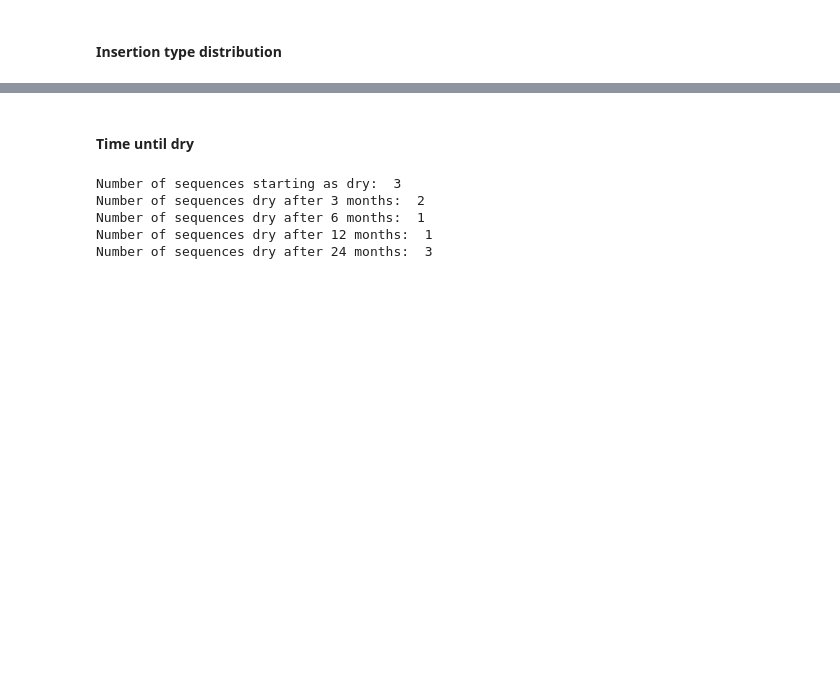
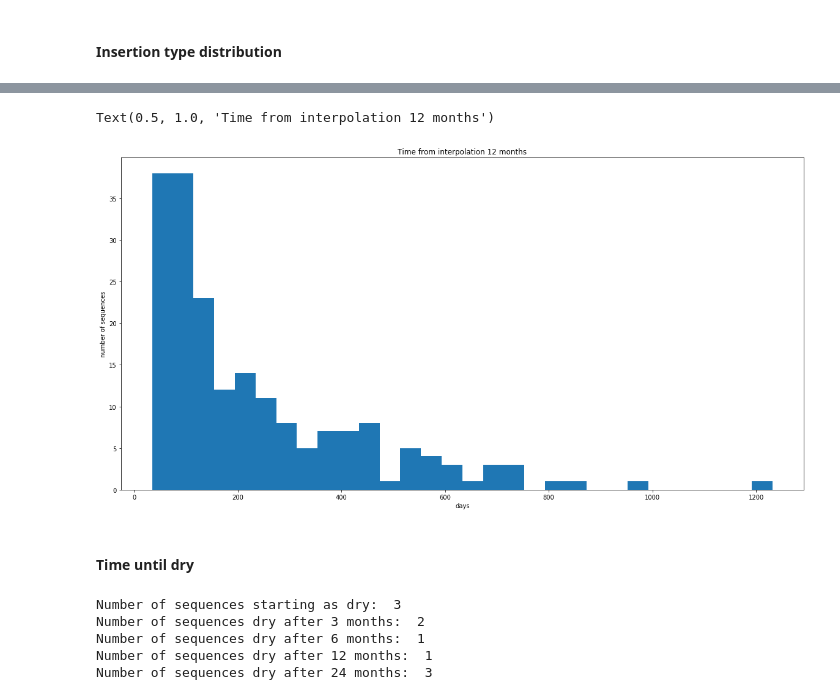
Before and after one commit to theislab/LODE, a Jupyter notebook: feature_statistics/notebooks/0_2_time_series_1-3-6-12-24-months.ipynb, the cells around one changed output, grey strips where cells are left out. Cells and saved outputs as stored; diff of their text form; code cells hidden in the pictures; blank space fills up the shorter version.

```diff
--- a/feature_statistics/notebooks/0_2_time_series_1-3-6-12-24-months.ipynb
+++ b/feature_statistics/notebooks/0_2_time_series_1-3-6-12-24-months.ipynb
@@ -50,3 +113,13 @@ Text(0.5, 1.0, 'Time from carry over')
+# %%
+plt.figure(figsize=(20,10))
+month_12_interpolation = data_pd.loc[data_pd.insertion_type_12 == "interpolation"]
+plt.hist(month_12_interpolation.time_range_12, bins = 30)
+plt.xlabel("days")
+plt.ylabel("number of sequences")
+plt.title("Time from interpolation 12 months")
+# %% [output]
+Text(0.5, 1.0, 'Time from interpolation 12 months')
+[figure, added]
 # %% [markdown]
 #### Time until dry
 # %%
```
Also changed, not shown: parts of 36 cells of this notebook, 4 other files.
